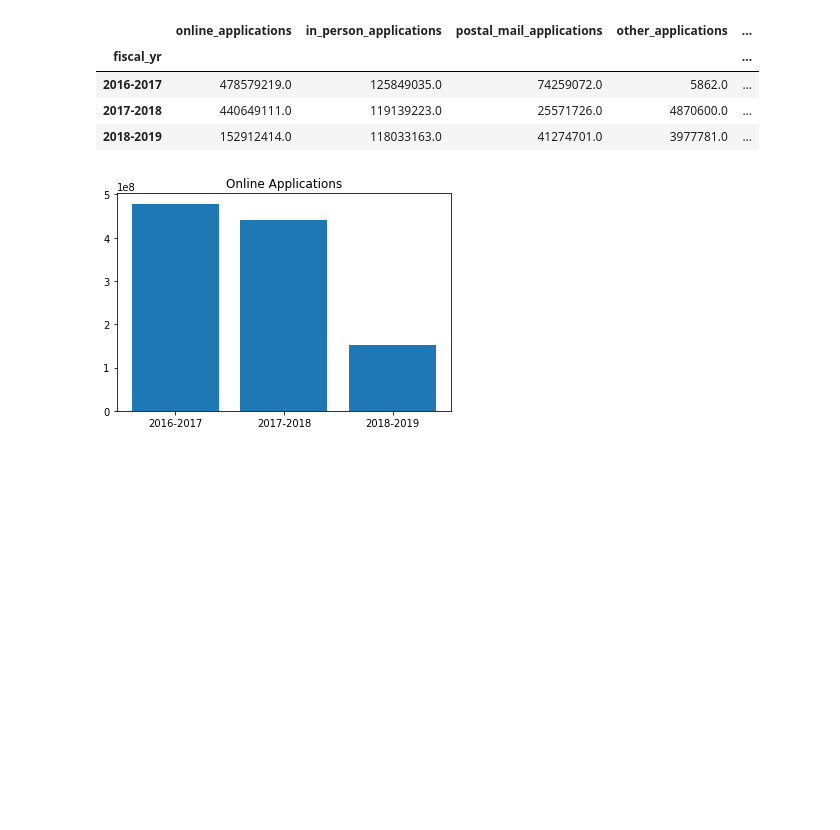
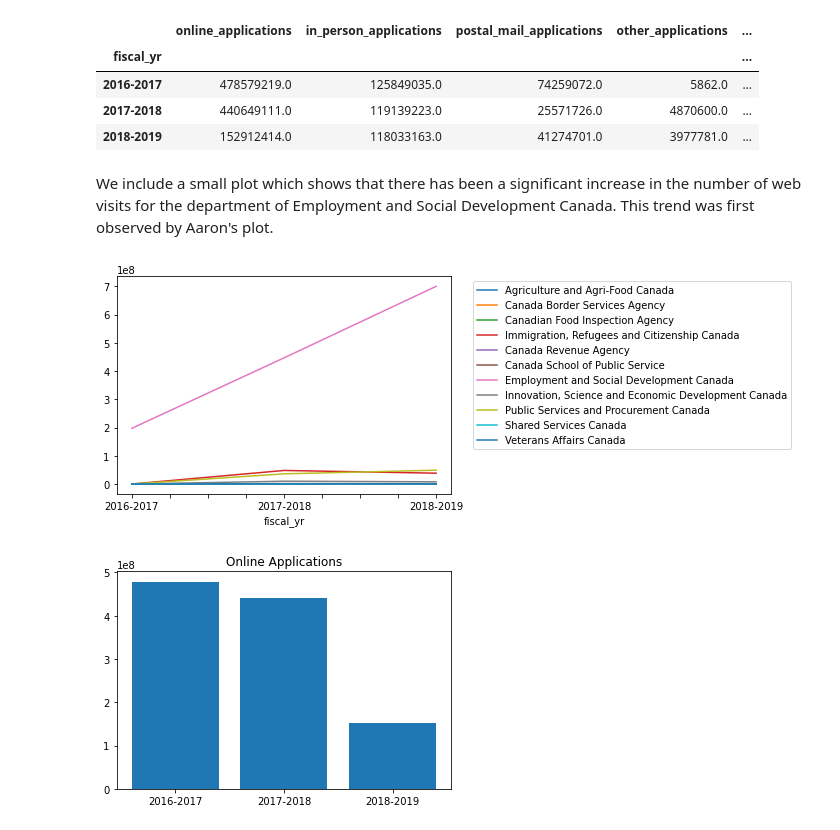
Before and after one commit to d-ta/GC-Service-Inventory-EDA, a Jupyter notebook: GC Service Inventory_DJ.ipynb, the cells around one changed output. Cells and saved outputs as stored; diff of their text form; code cells hidden in the pictures; blank space fills up the shorter version.

```diff
--- a/GC Service Inventory_DJ.ipynb
+++ b/GC Service Inventory_DJ.ipynb
@@ -417,6 +425,16 @@ df_inv_apps_data_merge.head()
 | 2016-2017 | 478579219.0 | 125849035.0 | 74259072.0 | 5862.0 | ... |
 | 2017-2018 | 440649111.0 | 119139223.0 | 25571726.0 | 4870600.0 | ... |
 | 2018-2019 | 152912414.0 | 118033163.0 | 41274701.0 | 3977781.0 | ... |
+# %% [markdown]
+We include a small plot which shows that there has been a significant increase in the number of web visits for the department of Employment and Social Development Canada.
+This trend was first observed by Aaron's plot.
+# %%
+for dept in df.department_name_en.unique():
+    df_inv[df_inv.department_name_en == dept].groupby('fiscal_yr')['web_visits_info_service'].sum().plot(label=dept)
+plt.legend(bbox_to_anchor=(1.05, 1))
+plt.show()
+# %% [output]
+[figure, added]
 # %%
 fig1, ax1=plt.subplots()
 
```
Also changed, not shown: parts of 27 cells of this notebook.
